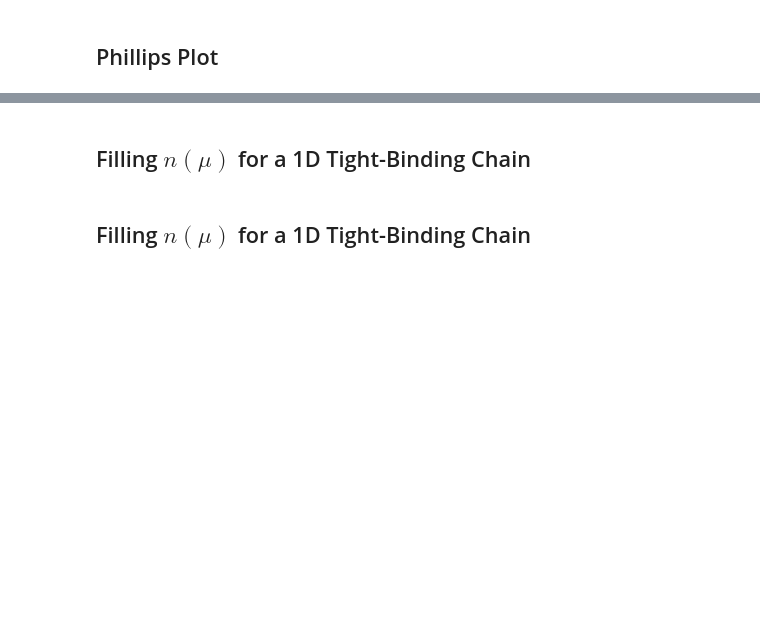
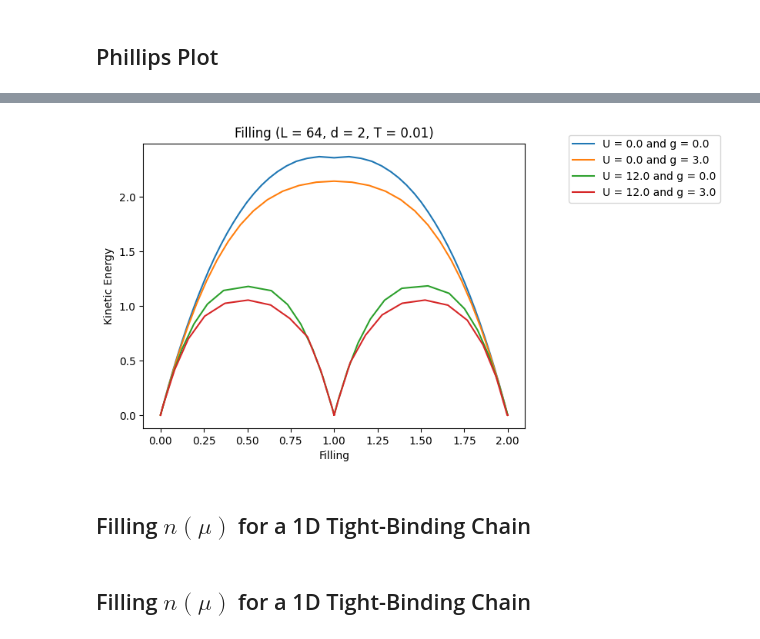
Before and after one commit to guilhermebaos/QUARMEN-Lessons, a Jupyter notebook: Master-Thesis/04-Phillips-Superfluid-Stifness.ipynb, the cells around one changed output, grey strips where cells are left out. Cells and saved outputs as stored; diff of their text form; code cells hidden in the pictures; blank space fills up the shorter version.

```diff
--- a/Master-Thesis/04-Phillips-Superfluid-Stifness.ipynb
+++ b/Master-Thesis/04-Phillips-Superfluid-Stifness.ipynb
@@ -158,12 +158,21 @@ def ham(kk: np.ndarray, U: float, mu: float, Delta: complex):
     # Off-diagonal terms, taking into account the phase factor!
     # I will do only the destruction terms, as the creation ones are obtained by conjugation.
     for i in range(dim):
-        for j in range(dim):
-            npkui, npkdi, nmkui, nmkdi = fock(i)
-            npkuj, npkdj, nmkuj, nmkdj = fock(j)
+        npkui, npkdi, nmkui, nmkdi = fock(i)
 
-            Hk[:, i, j] += Delta.conjugate() * ((-1)**(npkuj - 1 + npkdj + nmkuj) * ((npkui + 1) == npkuj) * ((nmkdi + 1) == nmkdj) * (npkdi == npkdj) * (nmkui == nmkuj) +
-                                                (-1)**(npkdj) * ((nmkui + 1) == nmkuj) * ((npkdi + 1) == npkdj) * (npkui == npkuj) * (nmkdi == nmkdj))
+        if npkui * nmkdi:
+            Hk[:, i - 8 - 1, i] += Delta.conjugate() * (-1)**(npkdi + nmkui)
+
+        if npkdi * nmkui:
+            Hk[:, i - 4 - 2, i] += Delta.conjugate() * (-1)**(npkdi)
+
+    # for i in range(dim):
+    #     for j in range(dim):
+    #         npkui, npkdi, nmkui, nmkdi = fock(i)
+    #         npkuj, npkdj, nmkuj, nmkdj = fock(j)
+
+    #         Hk[:, i, j] += Delta.conjugate() * ((-1)**(npkuj - 1 + npkdj + nmkuj) * ((npkui + 1) == npkuj) * ((nmkdi + 1) == nmkdj) * (npkdi == npkdj) * (nmkui == nmkuj) +
+    #                                             (-1)**(npkdj) * ((nmkui + 1) == nmkuj) * ((npkdi + 1) == npkdj) * (npkui == npkuj) * (nmkdi == nmkdj))
 
     # Hermitian conjugate
     for i in range(dim):
@@ -374,48 +381,49 @@ LinAlgError: Eigenvalues did not converge
 # %% [markdown]
 ## Phillips Plot
 # %%
-# # PARAMETERS
-# L = 64
-# d = 2
-# T = 0.01
+# PARAMETERS
+L = 64
+d = 2
+T = 0.01
 
 
-# # g SWEEP
-# gg = [0.0, 1.5, 2.0, 3.0]
+# g SWEEP
+gg = [0.0, 3.0]
 
-# # U SWEEP
-# uu = [0.0, 12.0]
+# U SWEEP
+uu = [0.0, 12.0]
 
-# # Calculations
-# for U in uu:
-#     for g in gg:
+# Calculations
+for U in uu:
+    for g in gg:
 
-#         # MU SWEEP
-#         mu_start = -2*d - U - g
-#         mu_end = -mu_start
-#         mu_steps = 100
+        # MU SWEEP
+        mu_start = -2*d - U - g
+        mu_end = -mu_start
+        mu_steps = 50
 
-#         mm = np.linspace(mu_start, mu_end, mu_steps+1)
+        mm = np.linspace(mu_start, mu_end, mu_steps+1)
 
-#         nn = []
-#         ss = []
-#         for mu in mm:
+        nn = []
+        ss = []
+        for mu in mm:
 
-#             # Solve the Hamiltonian
-#             Delta, n, Kxx, Jx = solve(L, d, U, mu, g, T)
+            # Solve the Hamiltonian
+            Delta, n, Kxx, Jx = solve(L, d, U, mu, g, T)
 
-#             # Save the filling
-#             nn += [n]
+            # Save the filling
+            nn += [n]
 
-#             # Debugging:
-#             # print(f"For U = {U: <4.1f}, g = {g: <4.1f} and mu = {mu: <6.2f} we have n = {n: <7.3f} Kxx = {Kxx: <9.5f} Jx = {Jx: <9.5f} and vals in range [{np.min(vals): <9.5f}, {np.max(vals): <9.5f}]")
+            # Debugging:
+            # print(f"For U = {U: <4.1f}, g = {g: <4.1f} and mu = {mu: <6.2f} we have n = {n: <7.3f} Kxx = {Kxx: <9.5f} Jx = {Jx: <9.5f} and vals in range [{np.min(vals): <9.5f}, {np.max(vals): <9.5f}]")
 
-#             # Save the superfluid stifness
-#             ss += [Kxx - Jx]
+            # Save the superfluid stifness
+            ss += [Kxx - Jx]
 
-#         plt.plot(nn, ss, label=f"U = {U} and g = {g}")
+        plt.plot(nn, ss, label=f"U = {U} and g = {g}")
 
-# plt.title(f"Filling (L = {L}, d = {d}, T = {T})")
-# plt.xlabel("Filling")
-# plt.ylabel("Kinetic Energy")
-# plt.legend(bbox_to_anchor=(1.1, 1.05))
+plt.title(f"Filling (L = {L}, d = {d}, T = {T})")
+plt.xlabel("Filling")
+plt.ylabel("Kinetic Energy")
+plt.legend(bbox_to_anchor=(1.1, 1.05))
+# %% [output]
@@ -422,3 +431,4 @@ LinAlgError: Eigenvalues did not converge
+[figure, added]
 # %% [markdown]
 ## Filling $n(\mu)$ for a 1D Tight-Binding Chain
 # %%
```
Also changed, not shown: parts of 2 cells of this notebook, 1 other file.
